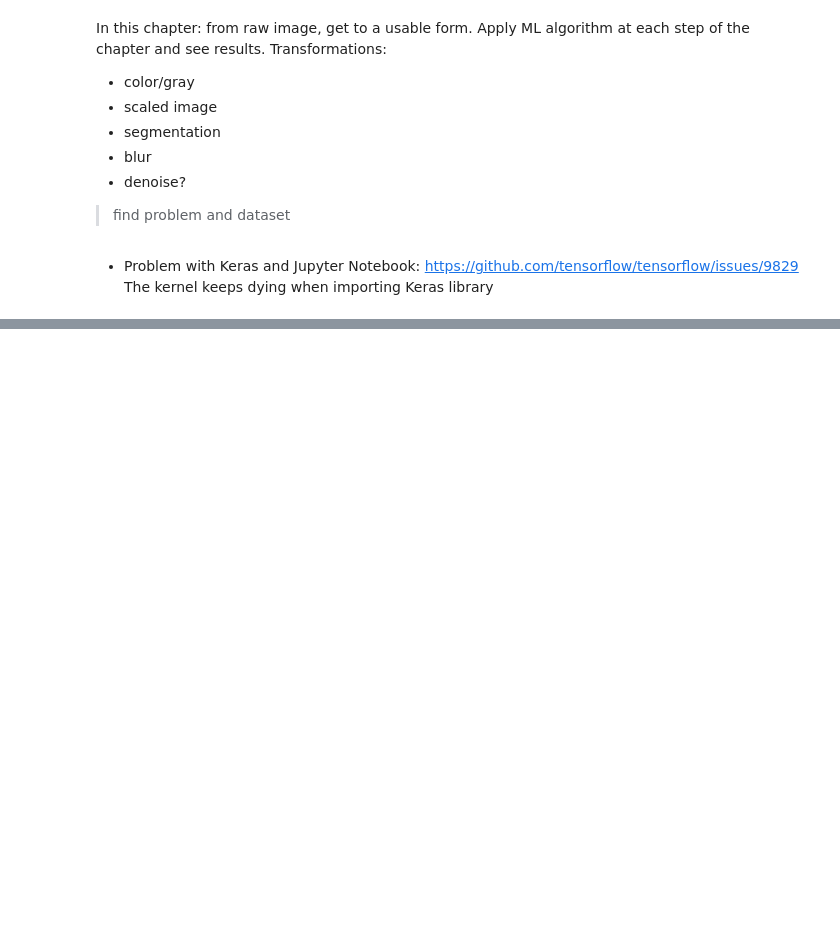
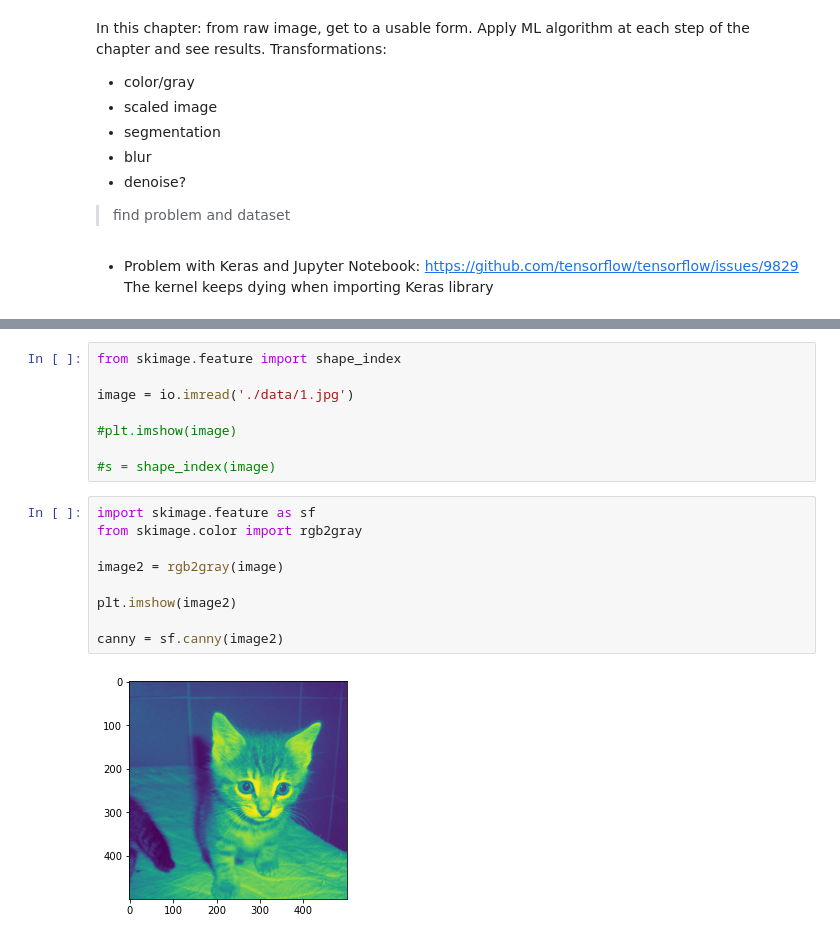
Before and after one commit to annalaine/quaxp, a Jupyter notebook: 2-x-transform.ipynb, the cells around one changed output, grey strips where cells are left out. Saved outputs shown, nothing was run; the diff lists cells and outputs as text; blank space fills up the shorter version.

```diff
--- a/2-x-transform.ipynb
+++ b/2-x-transform.ipynb
@@ -108,3 +108,22 @@ def classify_images(df):
         plt.show()
 
     return mean(accuracies)
+# %%
+from skimage.feature import shape_index
+
+image = io.imread('./data/1.jpg')
+
+#plt.imshow(image)
+
+#s = shape_index(image)
+# %%
+import skimage.feature as sf
+from skimage.color import rgb2gray
+
+image2 = rgb2gray(image)
+
+plt.imshow(image2)
+
+canny = sf.canny(image2)
+# %% [output]
+[figure, added]
```
Also changed, not shown: parts of 13 cells of this notebook, 4 other files.
